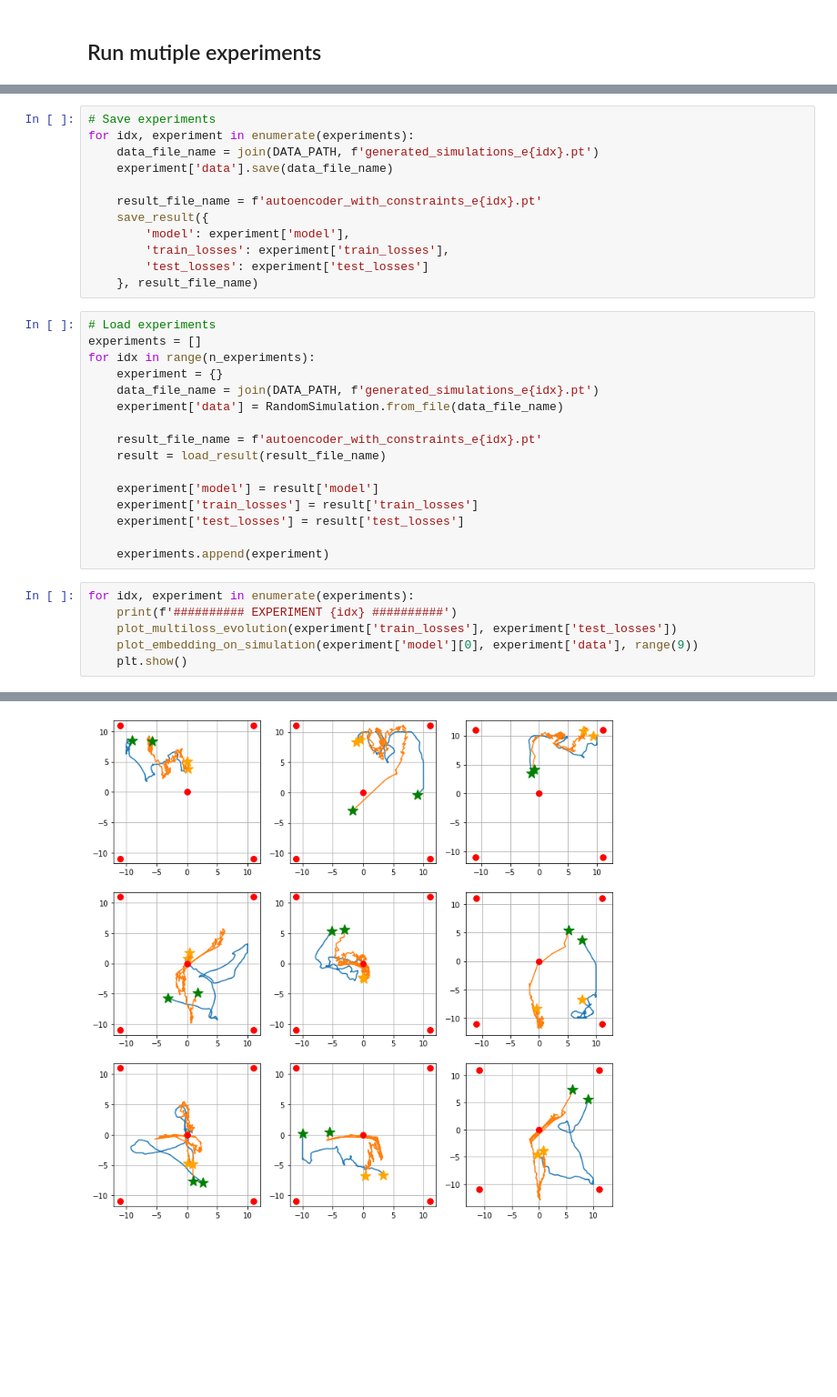
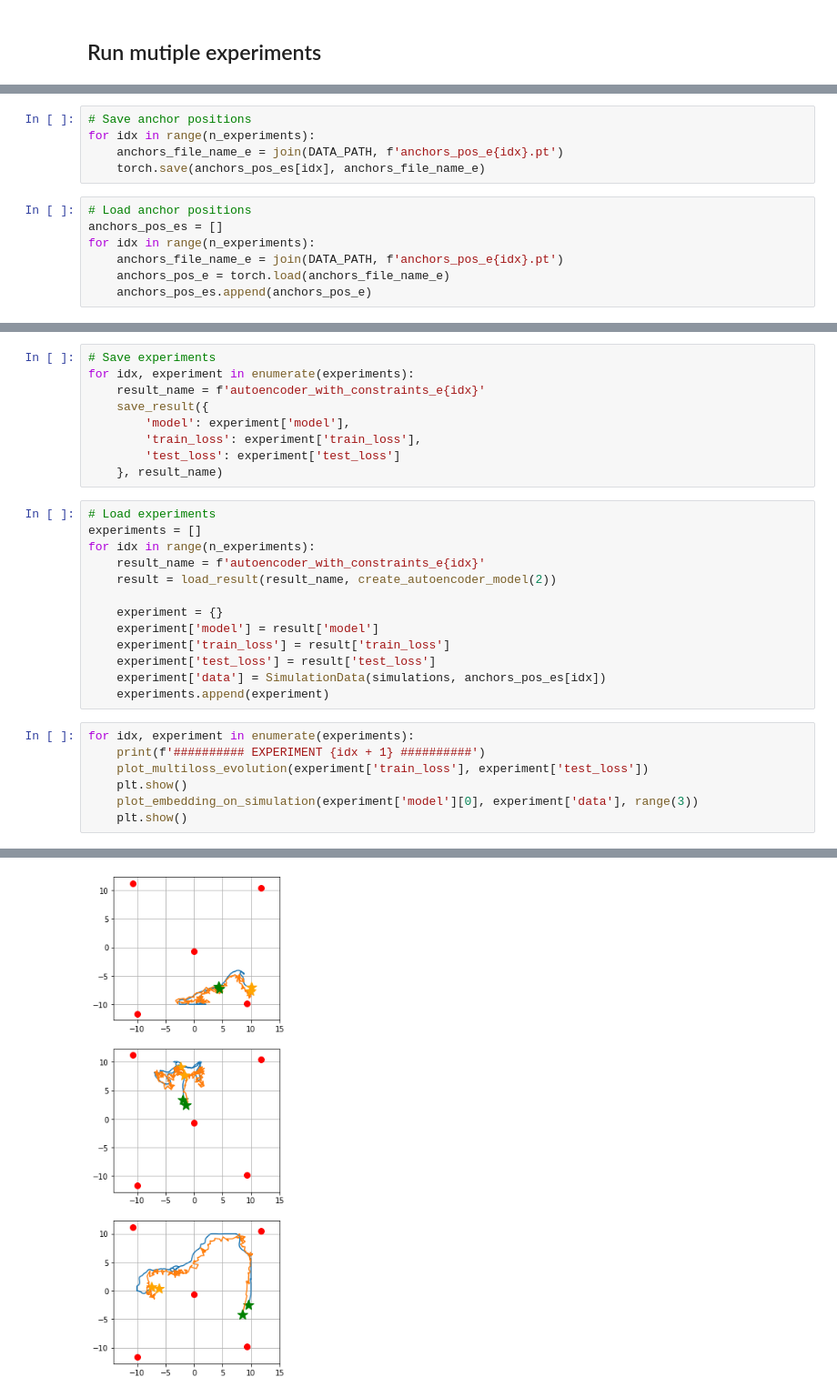
Before and after one commit to Painguin/Learning-based-multi-modal-indoor-localization, a Jupyter notebook: Autoencoder.ipynb, the cells around one changed output, grey strips where cells are left out. Shown at 91% size. Cells and saved outputs as stored; diff of their text form; blank space fills up the shorter version.

```diff
--- a/Autoencoder.ipynb
+++ b/Autoencoder.ipynb
@@ -721,5 +747,17 @@ anchors_pos_e5 = torch.FloatTensor([
 
 anchors_pos_es = [anchors_pos_e1, anchors_pos_e2, anchors_pos_e3, anchors_pos_e4, anchors_pos_e5]
+# %%
+# Save anchor positions
+for idx in range(n_experiments):
+    anchors_file_name_e = join(DATA_PATH, f'anchors_pos_e{idx}.pt')
+    torch.save(anchors_pos_es[idx], anchors_file_name_e)
+# %%
+# Load anchor positions
+anchors_pos_es = []
+for idx in range(n_experiments):
+    anchors_file_name_e = join(DATA_PATH, f'anchors_pos_e{idx}.pt')
+    anchors_pos_e = torch.load(anchors_file_name_e)
+    anchors_pos_es.append(anchors_pos_e)
 # %%
 %%time
 
@@ -764,35 +802,30 @@ Wall time: 33min 4s
 # %%
 # Save experiments
 for idx, experiment in enumerate(experiments):
-    data_file_name = join(DATA_PATH, f'generated_simulations_e{idx}.pt')
-    experiment['data'].save(data_file_name)
-
-    result_file_name = f'autoencoder_with_constraints_e{idx}.pt'
+    result_name = f'autoencoder_with_constraints_e{idx}'
     save_result({
         'model': experiment['model'],
-        'train_losses': experiment['train_losses'],
-        'test_losses': experiment['test_losses']
-    }, result_file_name)
+        'train_loss': experiment['train_loss'],
+        'test_loss': experiment['test_loss']
+    }, result_name)
 # %%
 # Load experiments
 experiments = []
 for idx in range(n_experiments):
+    result_name = f'autoencoder_with_constraints_e{idx}'
+    result = load_result(result_name, create_autoencoder_model(2))
+
     experiment = {}
-    data_file_name = join(DATA_PATH, f'generated_simulations_e{idx}.pt')
-    experiment['data'] = RandomSimulation.from_file(data_file_name)
-
-    result_file_name = f'autoencoder_with_constraints_e{idx}.pt'
-    result = load_result(result_file_name)
-
     experiment['model'] = result['model']
-    experiment['train_losses'] = result['train_losses']
-    experiment['test_losses'] = result['test_losses']
-
+    experiment['train_loss'] = result['train_loss']
+    experiment['test_loss'] = result['test_loss']
+    experiment['data'] = SimulationData(simulations, anchors_pos_es[idx])
     experiments.append(experiment)
 # %%
 for idx, experiment in enumerate(experiments):
-    print(f'########## EXPERIMENT {idx} ##########')
-    plot_multiloss_evolution(experiment['train_losses'], experiment['test_losses'])
-    plot_embedding_on_simulation(experiment['model'][0], experiment['data'], range(9))
+    print(f'########## EXPERIMENT {idx + 1} ##########')
+    plot_multiloss_evolution(experiment['train_loss'], experiment['test_loss'])
     plt.show()
+    plot_embedding_on_simulation(experiment['model'][0], experiment['data'], range(3))
+    plt.show()
 # %% [output]
@@ -801 +834 @@ for idx, experiment in enumerate(experiments):
-[figure, old version]
+[figure, new version]
```
Also changed, not shown: parts of 64 cells of this notebook, 27 other files.
